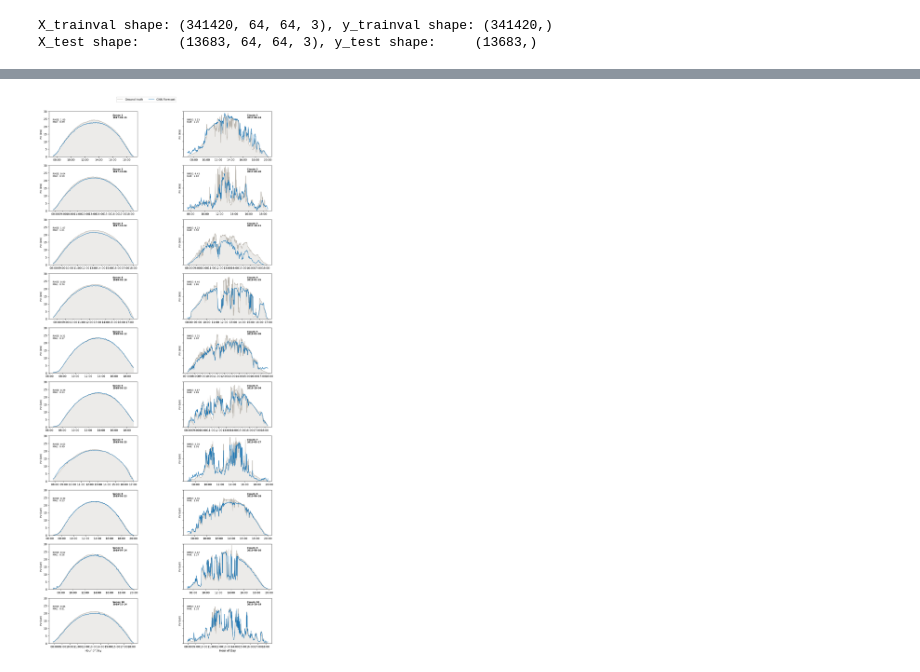
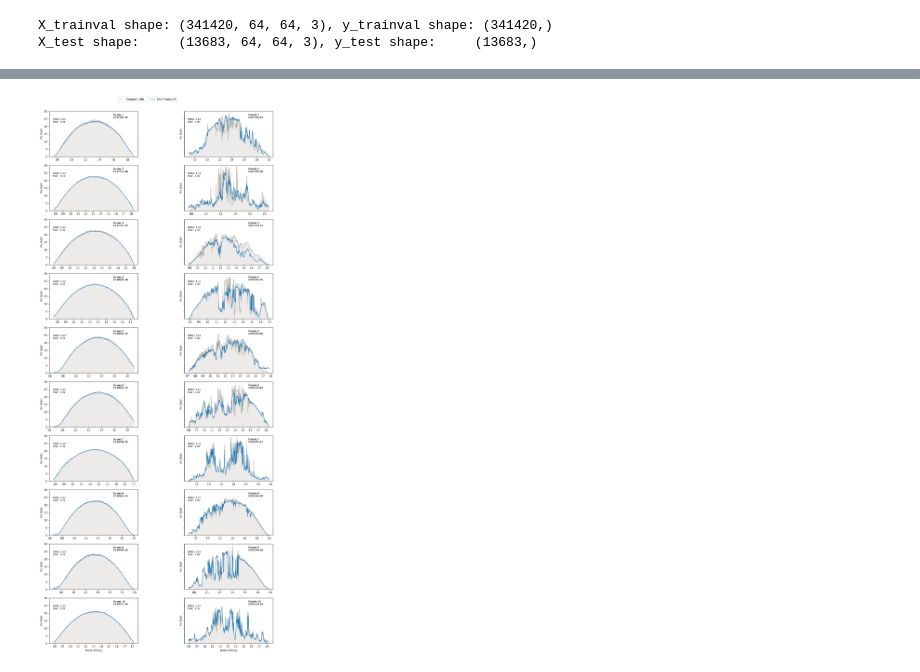
Before and after one commit to umerkang66/skippd-solar-forecasting, a Jupyter notebook: nowcast/03-cnn.ipynb, the cells around one changed output, grey strips where cells are left out. Saved outputs shown, nothing was run; the diff lists cells and outputs as text; code cells hidden in the pictures.

```diff
--- a/nowcast/03-cnn.ipynb
+++ b/nowcast/03-cnn.ipynb
@@ -735,7 +706,7 @@ hours_test_seq = np.array(
 
 fig, axarr = plt.subplots(10, 2, sharex=False, sharey=True, figsize=(12, 28))
 
-xfmt = mdates.DateFormatter("%H:%M")
+xfmt = mdates.DateFormatter("%H")
 fmt_date = datetime.date(2000, 1, 1)
 
 COLOR_GT = "#B6B1A9"
@@ -822,34 +793,34 @@ for i, date in enumerate(cloudy_dates_test):
 
     ax.text(
         0.72,
         0.85,
         f"Cloudy {i + 1}\n{date}",
         transform=ax.transAxes,
         fontsize=8,
         fontweight="bold",
     )
 
     ax.text(
         0.04,
         0.75,
         f"RMSE: {d_rmse:.2f}\nMAE:  {d_mae:.2f}",
         transform=ax.transAxes,
         fontsize=8,
     )
 
 
 axarr[0, 0].set_ylim(0, 30)
 
 axarr[0, 0].legend(bbox_to_anchor=[1.1, 1.35], loc="upper center", ncol=2, frameon=True)
 
 axarr[-1, 0].set_xlabel("Hour of Day", fontsize=10)
 axarr[-1, 1].set_xlabel("Hour of Day", fontsize=10)
 
 plt.tight_layout()
 
 plt.show()
 # %% [output]
-[figure, old version]
+[figure, new version]
 # %%
 %load_ext tensorboard
 %tensorboard --logdir {tensorboard_root}
```
Also changed, not shown: parts of 8 cells of this notebook.
